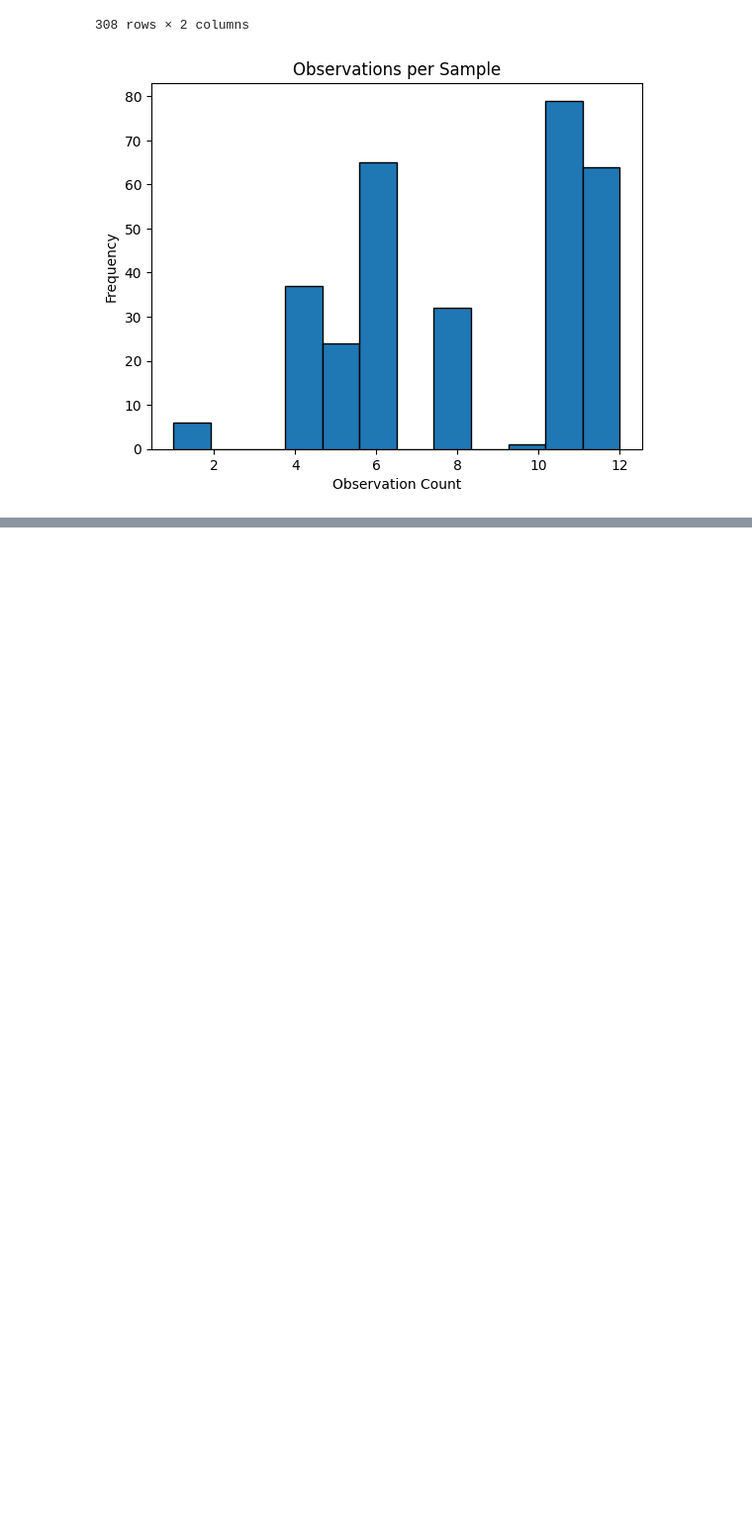
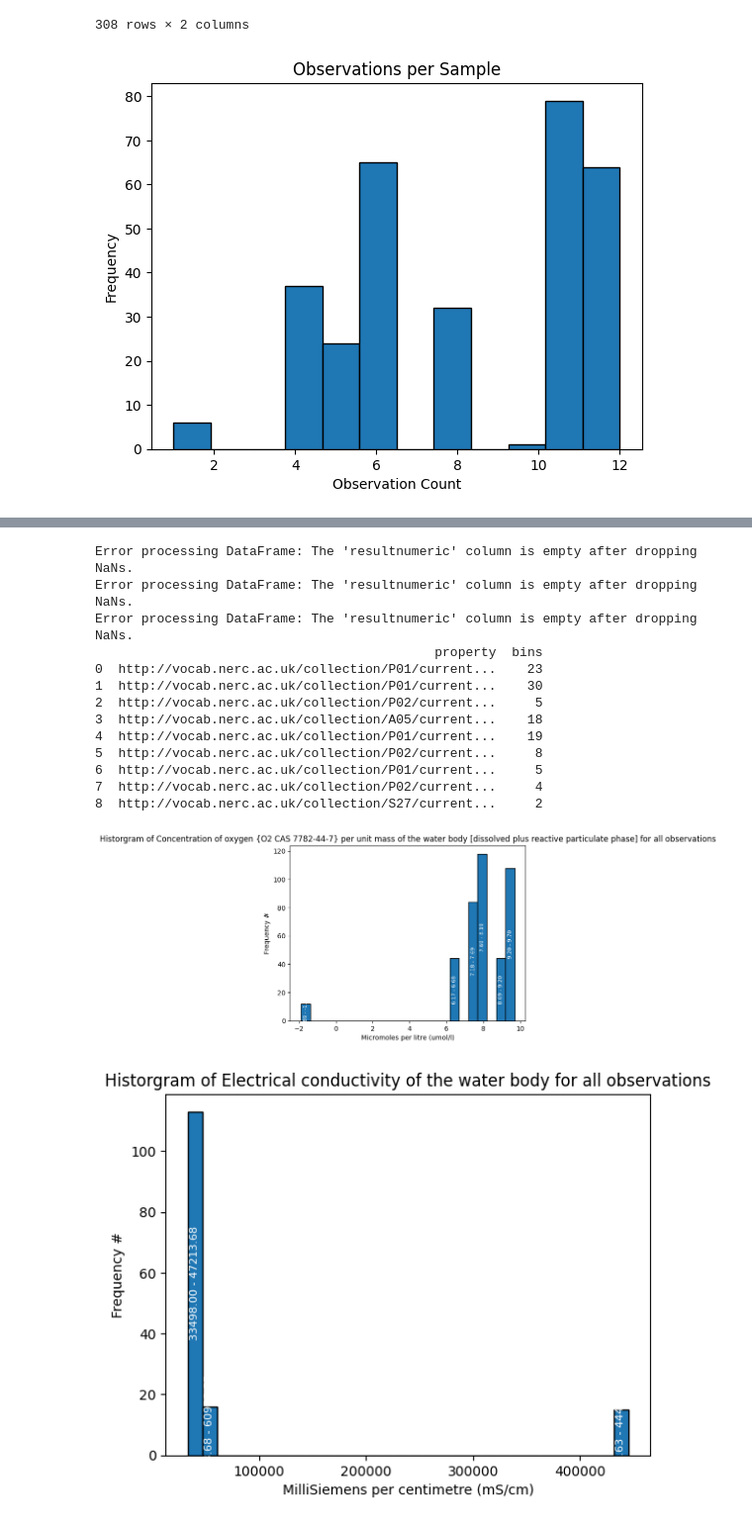
Before and after one commit to cedricdcc/demo_emobon_kgap, a Jupyter notebook: notebooks/emobon_tests.ipynb, the cells around one changed output, grey strips where cells are left out. Shown: that part at 99% size. Drawn from its saved outputs; the diff is of its cells as text; code cells hidden in the pictures; blank space fills up the shorter version.

```diff
--- a/notebooks/emobon_tests.ipynb
+++ b/notebooks/emobon_tests.ipynb
@@ -151,7 +153,7 @@ plt.show()
 # %%
 values_per_property = []
 for property_uri in unique_props['property']:
-    df = execute_to_df(generate_sparql(name='get_values_by_property.sparql',uri=property_uri))
+    df = execute_to_df(name='get_values_by_property.sparql',uri=property_uri)
     values_per_property.append(df)
 
 values_per_property
@@ -162,0 +178,77 @@ WHERE {
+# %%
+dataframes = values_per_property
+# Function to calculate the ideal number of bins using the Freedman-Diaconis rule
+def calculate_bins(data):
+    q75, q25 = np.percentile(data.dropna(), [75, 25])
+    iqr = q75 - q25
+    bin_width = 2 * iqr / (len(data.dropna()) ** (1/3))
+    bins = int((data.max() - data.min()) / bin_width)
+    return bins
+
+# Create a list to store the property and bins information
+property_bins_list = []
+
+# Iterate over each DataFrame in the list
+for df in dataframes:
+    try:
+        # Ensure the 'resultnumeric' column data is numeric
+        df['resultnumeric'] = pd.to_numeric(df['resultnumeric'], errors='coerce')
+        # Check if the length of the 'resultnumeric' column is greater than 0
+        if len(df['resultnumeric'].dropna()) > 0:
+            # Get the first property value
+            property_value = df['property'].iloc[0]
+            # Check if the property value starts with 'http://vocab.nerc.ac.uk/'
+            if property_value.startswith('http://vocab.nerc.ac.uk/'):
+                # Calculate the ideal number of bins for the 'resultnumeric' column
+                bins = calculate_bins(df['resultnumeric'])
+                if bins > 30:
+                    bins = 30
+                # Append the property and bins information to the list
+                property_bins_list.append({'property': property_value, 'bins': bins})
+            else:
+                raise ValueError("The 'property' value does not start with 'http://vocab.nerc.ac.uk/'.")
+        else:
+            raise ValueError("The 'resultnumeric' column is empty after dropping NaNs.")
+    except Exception as e:
+        print(f"Error processing DataFrame: {e}")
+
+# Create a new DataFrame from the list
+property_bins_df = pd.DataFrame(property_bins_list)
+
+# Print the new DataFrame
+print(property_bins_df)
+
+# iterate over the property_bins_df Dataframe and find the dataframe in dataframes for which the property matches the property in the property_bins_df Dataframe
+# then create a histogram for the 'resultnumeric' column with the number of bins specified in the 'bins' column
+for index, row in property_bins_df.iterrows():
+    for df in dataframes:
+        if not df.empty and df['property'].iloc[0] == row['property']:
+            counts, bin_edges = np.histogram(df['resultnumeric'].dropna(), bins=row['bins'])
+            plt.hist(df['resultnumeric'].dropna(), bins=row['bins'], edgecolor='black')
+            plt.title(f"Historgram of {df['propertylabel'].iloc[0]} for all observations")
+            plt.xlabel(f"{df['unitlabel'].iloc[0]} ({df['unitaltlabel'].iloc[0]})")
+            plt.ylabel('Frequency #')
+
+            # Calculate and add the range per bin as labels
+            for count, edge in zip(counts, bin_edges[:-1]):
+                if count > 0:  # Only add label if the frequency is greater than 0
+                    bin_range = f"{edge:.2f} - {edge + (bin_edges[1] - bin_edges[0]):.2f}"
+                    plt.text(edge + (bin_edges[1] - bin_edges[0]) / 2, count / 2, bin_range, ha='center', va='center', rotation=90, color='white', fontsize=8)
+
+            plt.show()
+# %% [output]
+Error processing DataFrame: The 'resultnumeric' column is empty after dropping NaNs.
+Error processing DataFrame: The 'resultnumeric' column is empty after dropping NaNs.
+Error processing DataFrame: The 'resultnumeric' column is empty after dropping NaNs.
+                                            property  bins
+0  http://vocab.nerc.ac.uk/collection/P01/current...    23
+1  http://vocab.nerc.ac.uk/collection/P01/current...    30
+2  http://vocab.nerc.ac.uk/collection/P02/current...     5
+3  http://vocab.nerc.ac.uk/collection/A05/current...    18
+4  http://vocab.nerc.ac.uk/collection/P01/current...    19
+5  http://vocab.nerc.ac.uk/collection/P02/current...     8
+6  http://vocab.nerc.ac.uk/collection/P01/current...     5
+7  http://vocab.nerc.ac.uk/collection/P02/current...     4
+8  http://vocab.nerc.ac.uk/collection/S27/current...     2
+[figure, added]
+[figure, added]
```
Also changed, not shown: parts of 9 cells of this notebook, 4 other files.
